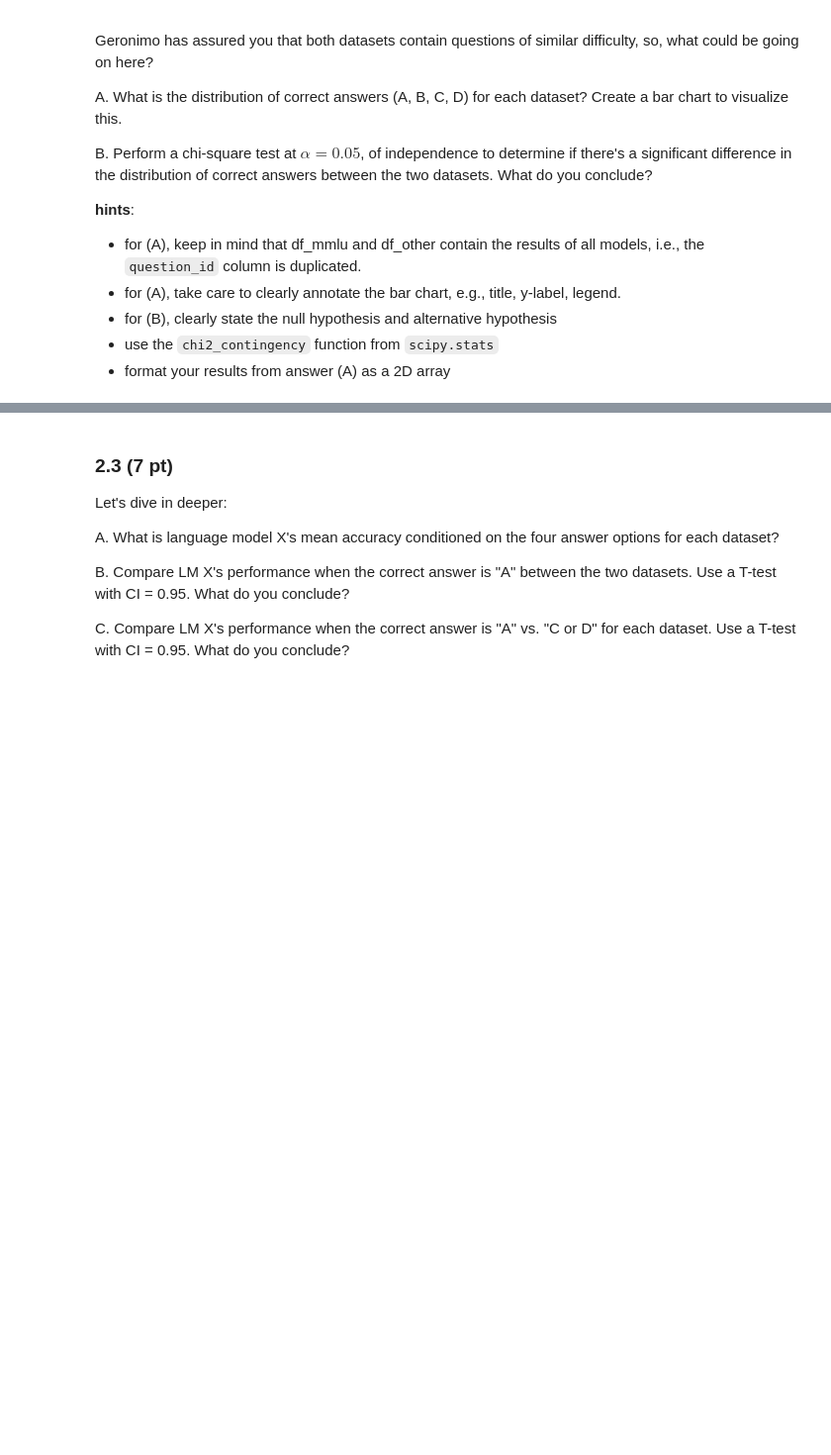
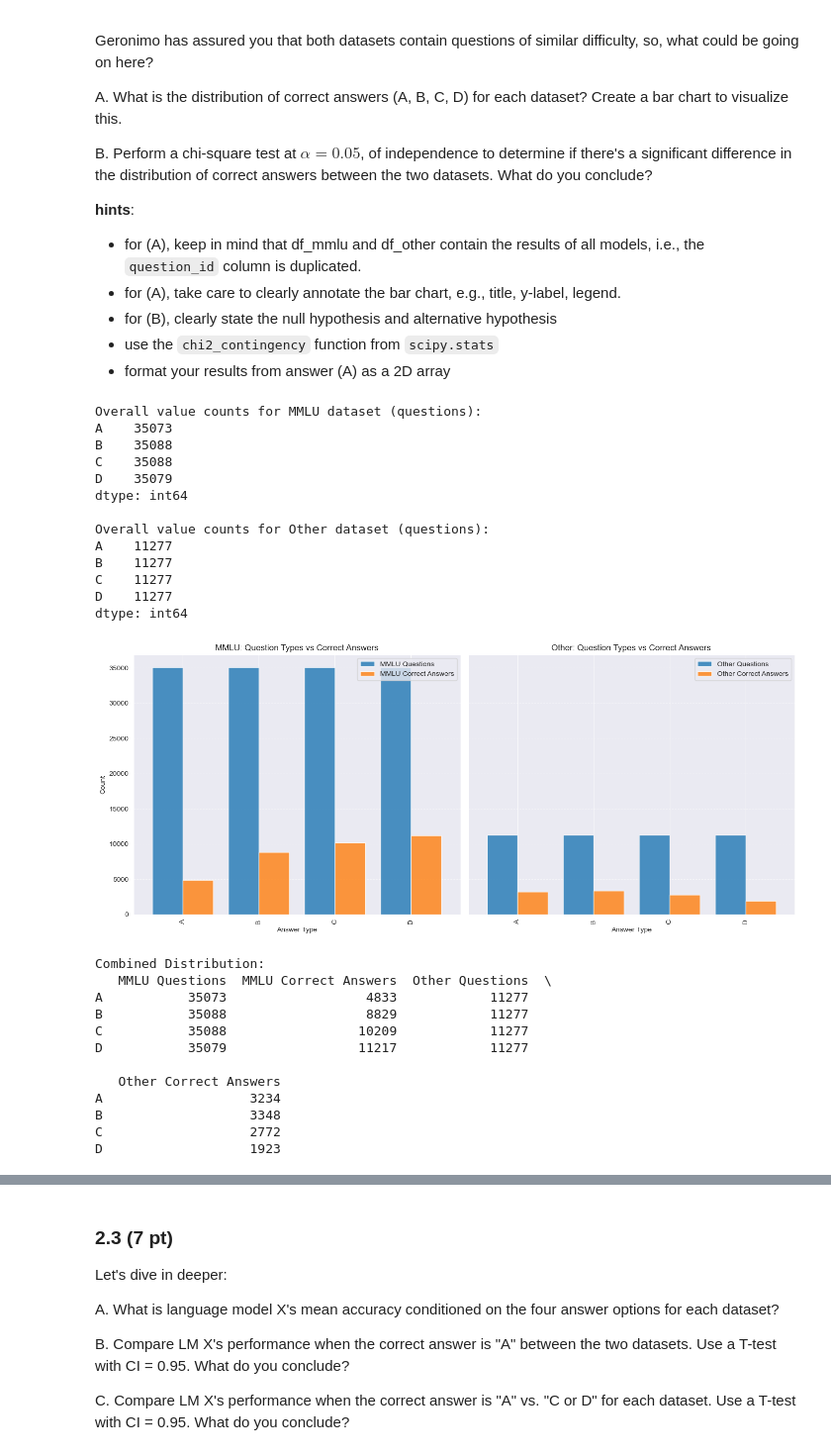
Before and after one commit to Jvviragine/data_analysis_um_course, a Jupyter notebook: data_clinics/clinic1/JV_Data_Clinic_1.ipynb, the cells around one changed output, grey strips where cells are left out. Shown at 99% size. Saved outputs shown, nothing was run; the diff lists cells and outputs as text; code cells hidden in the pictures; blank space fills up the shorter version.

```diff
--- a/data_clinics/clinic1/JV_Data_Clinic_1.ipynb
+++ b/data_clinics/clinic1/JV_Data_Clinic_1.ipynb
@@ -744,5 +883,85 @@ B. Perform a chi-square test at $\alpha = 0.05$, of independence to determine if
 - for (B), clearly state the null hypothesis and alternative hypothesis
 - use the `chi2_contingency` function from `scipy.stats`
 - format your results from answer (A) as a 2D array
+# %%
+
+# Count the number of each question type (A, B, C, D) for both datasets
+mmlu_question_dist = df_mmlu[['A', 'B', 'C', 'D']].notna().sum()
+other_question_dist = df_other[['A', 'B', 'C', 'D']].notna().sum()
+
+# Count the correct answers (A, B, C, D) for both datasets
+mmlu_correct_dist = df_mmlu['answer'].value_counts()
+other_correct_dist = df_other['answer'].value_counts()
+
+# Print overall value counts for the questions in each dataset
+print("Overall value counts for MMLU dataset (questions):")
+print(mmlu_question_dist)
+print("\nOverall value counts for Other dataset (questions):")
+print(other_question_dist)
+
+# Combine counts into a single DataFrame, dynamically handling missing options
+combined_dist = pd.DataFrame({
+    "MMLU Questions": mmlu_question_dist,
+    "MMLU Correct Answers": mmlu_correct_dist,
+    "Other Questions": other_question_dist,
+    "Other Correct Answers": other_correct_dist
+}).fillna(0)  # Fill missing values with 0 for non-existent options
+
+# Plot the distributions
+fig, axes = plt.subplots(1, 2, figsize=(14, 6), sharey=True)
+
+# Plot for MMLU dataset
+combined_dist[["MMLU Questions", "MMLU Correct Answers"]].plot(
+    kind="bar", ax=axes[0], alpha=0.8, width=0.8
+)
+axes[0].set_title("MMLU: Question Types vs Correct Answers")
+axes[0].set_ylabel("Count")
+axes[0].set_xlabel("Answer Type")
+axes[0].grid(axis="y", linestyle="--", alpha=0.6)
+
+# Plot for Other dataset
+combined_dist[["Other Questions", "Other Correct Answers"]].plot(
+    kind="bar", ax=axes[1], alpha=0.8, width=0.8
+)
+axes[1].set_title("Other: Question Types vs Correct Answers")
+axes[1].set_xlabel("Answer Type")
+axes[1].grid(axis="y", linestyle="--", alpha=0.6)
+
+# Optimize layout
+plt.tight_layout()
+
+# Show the plots
+plt.show()
+
+# Print the combined distribution for reference
+print("\nCombined Distribution:")
+print(combined_dist)
+# %% [output]
+Overall value counts for MMLU dataset (questions):
+A    35073
+B    35088
+C    35088
+D    35079
+dtype: int64
+
+Overall value counts for Other dataset (questions):
+A    11277
+B    11277
+C    11277
+D    11277
+dtype: int64
+[figure, added]
+Combined Distribution:
+   MMLU Questions  MMLU Correct Answers  Other Questions  \
+A           35073                  4833            11277
+B           35088                  8829            11277
+C           35088                 10209            11277
+D           35079                 11217            11277
+
+   Other Correct Answers
+A                   3234
+B                   3348
+C                   2772
+D                   1923
 # %%
 #A
```
Also changed, not shown: parts of 10 cells of this notebook.
